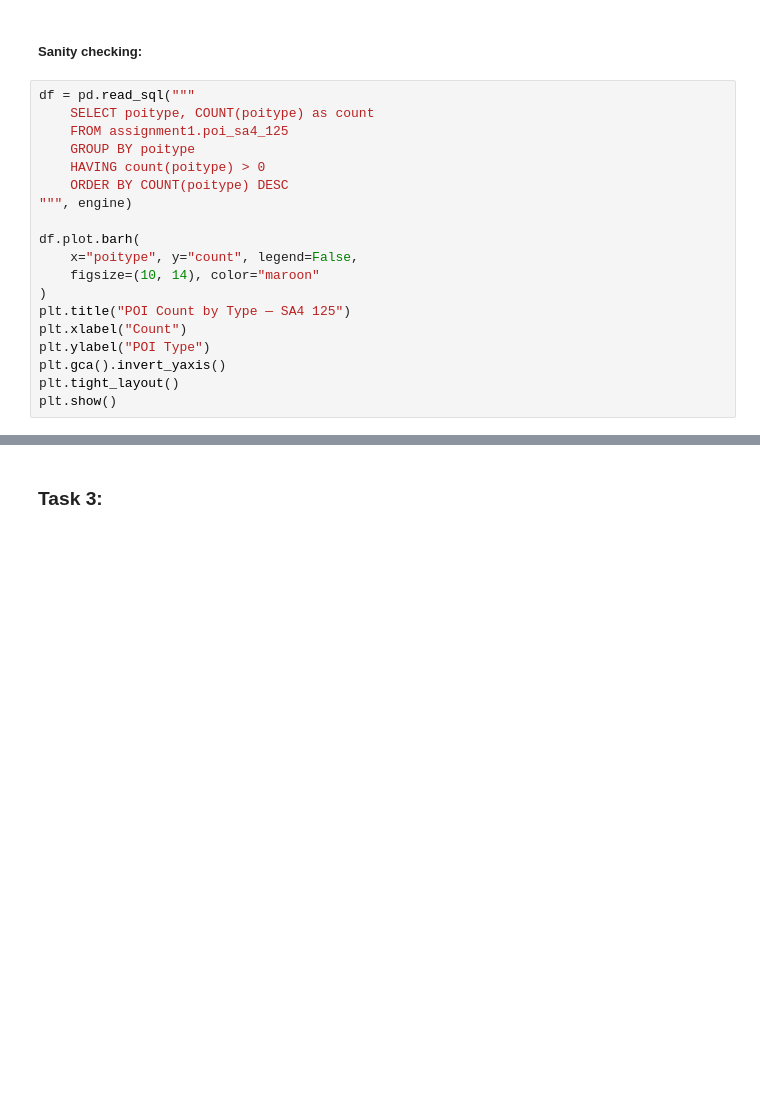
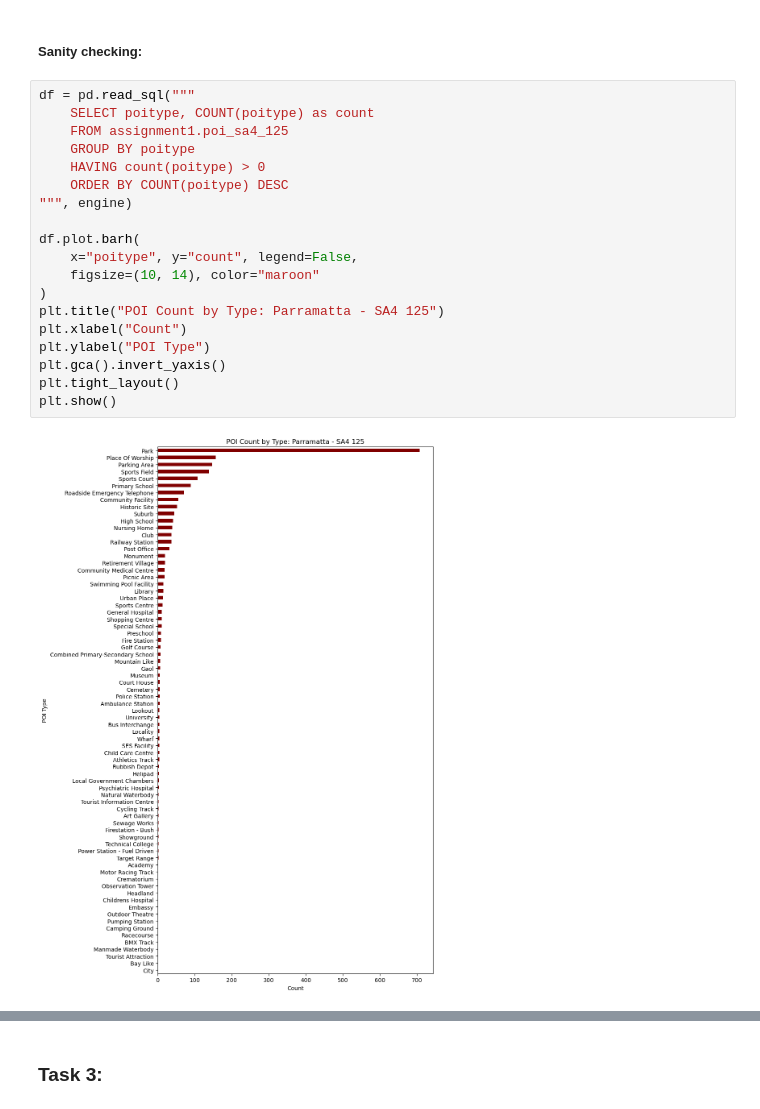
Before and after one commit to Rven66/DATA2001-Assignment_1, a Jupyter notebook: DATA2001-Assignment_1.ipynb, the cells around one changed output, grey strips where cells are left out. Cells and saved outputs as stored; diff of their text form; blank space fills up the shorter version.

```diff
--- a/DATA2001-Assignment_1.ipynb
+++ b/DATA2001-Assignment_1.ipynb
@@ -1330,22 +1330,24 @@ Table: poi_sa4_125
 # %%
 df = pd.read_sql("""
     SELECT poitype, COUNT(poitype) as count
     FROM assignment1.poi_sa4_125
     GROUP BY poitype
     HAVING count(poitype) > 0
     ORDER BY COUNT(poitype) DESC
 """, engine)
 
 df.plot.barh(
     x="poitype", y="count", legend=False,
     figsize=(10, 14), color="maroon"
 )
-plt.title("POI Count by Type — SA4 125")
+plt.title("POI Count by Type: Parramatta - SA4 125")
 plt.xlabel("Count")
 plt.ylabel("POI Type")
 plt.gca().invert_yaxis()
 plt.tight_layout()
 plt.show()
+# %% [output]
+[figure, added]
 # %%
 df2 = pd.read_sql("""
     SELECT sa2_name, count(poitype) as count
```
Also changed, not shown: parts of 24 cells of this notebook, 1 other file.
